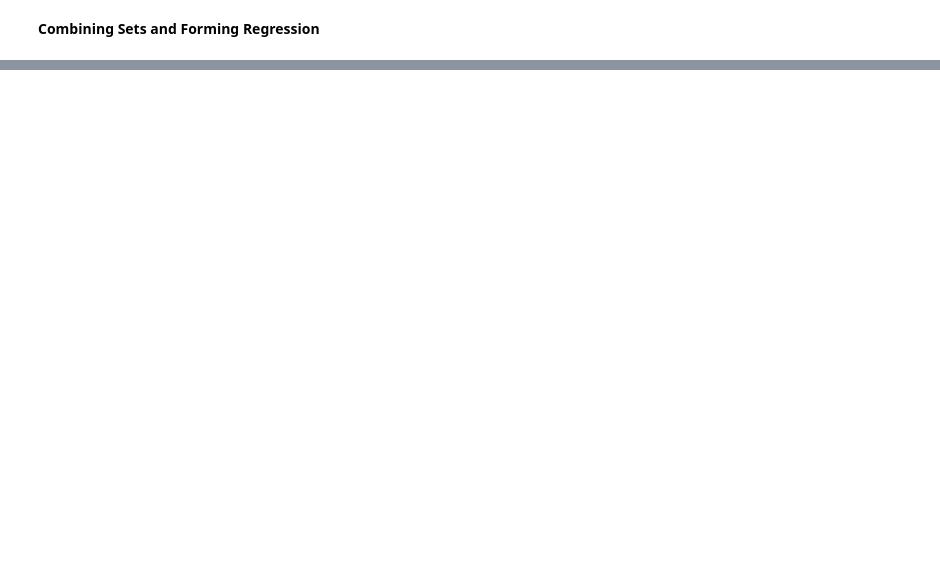
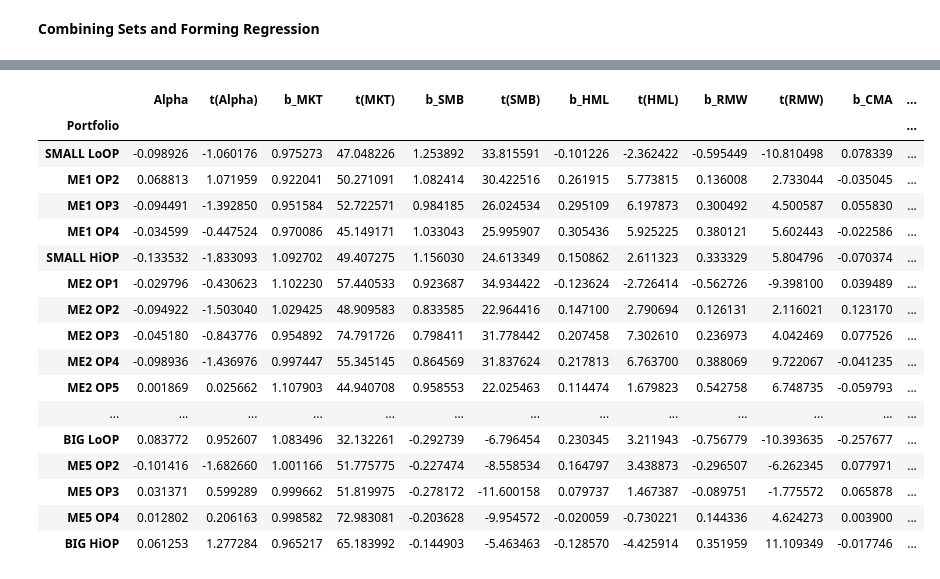
Before and after one commit to ignaciomacan/FFM, a Jupyter notebook: FFM_DRAFT_11.20.ipynb, the cells around one changed output, grey strips where cells are left out. Saved outputs shown, nothing was run; the diff lists cells and outputs as text; code cells hidden in the pictures; blank space fills up the shorter version.

```diff
--- a/FFM_DRAFT_11.20.ipynb
+++ b/FFM_DRAFT_11.20.ipynb
@@ -1601,0 +2205,19 @@ availability in economics
+# %%
+factors = pd.read_csv('data/five_factor_model/factors/5f_data.csv', skiprows=4)
+factors = factors[pd.to_numeric(factors['Unnamed: 0'], errors='coerce').notna()]
+factors = factors.rename(columns={'Unnamed: 0': 'date', 'Mkt-RF': 'MKTRF'})
+factors = factors[['date', 'MKTRF', 'SMB', 'HML', 'RMW', 'CMA', 'RF']]
+factors.iloc[:, 1:] = factors.iloc[:, 1:].apply(pd.to_numeric, errors='coerce')
+
+port25SOP = pd.read_csv('data/five_factor_model/portfolios/25_Portfolios_ME_OP_5x5.csv', skiprows=22)
+port25SOP = port25SOP.rename(columns={'Unnamed: 0': 'date'})
+port25SOP = port25SOP[pd.to_numeric(port25SOP['date'], errors='coerce').notna()]
+port25SOP = port25SOP[:-1]
+port25SOP.iloc[:, 1:] = port25SOP.iloc[:, 1:].apply(pd.to_numeric, errors='coerce')
+factors = factors.drop_duplicates(subset='date')
+port25SOP = port25SOP.drop_duplicates(subset='date')
+
+dataSOP = pd.merge(port25SOP, factors, on='date', how='inner')
+cutoff_row = dataSOP.index[dataSOP['date'] > '201312'][0]
+dataSOP = dataSOP.iloc[:cutoff_row]
+dataSOP
@@ -1601,0 +2238,63 @@ availability in economics
+# %%
+dataSIN.columns = dataSIN.columns.str.strip()
+
+factor_cols = ['MKTRF', 'SMB', 'HML', 'RMW', 'CMA', 'RF']
+
+dataSOP[factor_cols] = dataSOP[factor_cols].apply(pd.to_numeric, errors='coerce')
+
+X = dataSOP[['MKTRF', 'SMB', 'HML', 'RMW', 'CMA']]
+X = sm.add_constant(X)
+
+portfolio_cols = [c for c in dataSOP.columns if c not in factor_cols + ['date']]
+
+results = []
+
+rf = dataSOP['RF']
+
+for port_name in portfolio_cols:
+    y = pd.to_numeric(dataSOP[port_name], errors='coerce') - rf
+
+    reg = sm.OLS(y, X, missing='drop').fit(
+        cov_type='HAC', cov_kwds={'maxlags': 12}
+    )
+
+    results.append({
+        'Portfolio': port_name,
+        'Alpha': reg.params['const'],
+        't(Alpha)': reg.tvalues['const'],
+        'b_MKT': reg.params['MKTRF'],
+        't(MKT)': reg.tvalues['MKTRF'],
+        'b_SMB': reg.params['SMB'],
+        't(SMB)': reg.tvalues['SMB'],
+        'b_HML': reg.params['HML'],
+        't(HML)': reg.tvalues['HML'],
+        'b_RMW': reg.params['RMW'],
+        't(RMW)': reg.tvalues['RMW'],
+        'b_CMA': reg.params['CMA'],
+        't(CMA)': reg.tvalues['CMA'],
+        'R2': reg.rsquared
+    })
+
+resultsSOP = pd.DataFrame(results).set_index('Portfolio')
+resultsSOP.to_csv("resultsSOP.csv", index=False)
+
+resultsSOP
+# %% [output]
+|  | Alpha | t(Alpha) | b_MKT | t(MKT) | b_SMB | t(SMB) | b_HML | t(HML) | b_RMW | t(RMW) | b_CMA | ... |
+| Portfolio |  |  |  |  |  |  |  |  |  |  |  | ... |
+| SMALL LoOP | -0.098926 | -1.060176 | 0.975273 | 47.048226 | 1.253892 | 33.815591 | -0.101226 | -2.362422 | -0.595449 | -10.810498 | 0.078339 | ... |
+| ME1 OP2 | 0.068813 | 1.071959 | 0.922041 | 50.271091 | 1.082414 | 30.422516 | 0.261915 | 5.773815 | 0.136008 | 2.733044 | -0.035045 | ... |
+| ME1 OP3 | -0.094491 | -1.392850 | 0.951584 | 52.722571 | 0.984185 | 26.024534 | 0.295109 | 6.197873 | 0.300492 | 4.500587 | 0.055830 | ... |
+| ME1 OP4 | -0.034599 | -0.447524 | 0.970086 | 45.149171 | 1.033043 | 25.995907 | 0.305436 | 5.925225 | 0.380121 | 5.602443 | -0.022586 | ... |
+| SMALL HiOP | -0.133532 | -1.833093 | 1.092702 | 49.407275 | 1.156030 | 24.613349 | 0.150862 | 2.611323 | 0.333329 | 5.804796 | -0.070374 | ... |
+| ME2 OP1 | -0.029796 | -0.430623 | 1.102230 | 57.440533 | 0.923687 | 34.934422 | -0.123624 | -2.726414 | -0.562726 | -9.398100 | 0.039489 | ... |
+| ME2 OP2 | -0.094922 | -1.503040 | 1.029425 | 48.909583 | 0.833585 | 22.964416 | 0.147100 | 2.790694 | 0.126131 | 2.116021 | 0.123170 | ... |
+| ME2 OP3 | -0.045180 | -0.843776 | 0.954892 | 74.791726 | 0.798411 | 31.778442 | 0.207458 | 7.302610 | 0.236973 | 4.042469 | 0.077526 | ... |
+| ME2 OP4 | -0.098936 | -1.436976 | 0.997447 | 55.345145 | 0.864569 | 31.837624 | 0.217813 | 6.763700 | 0.388069 | 9.722067 | -0.041235 | ... |
+| ME2 OP5 | 0.001869 | 0.025662 | 1.107903 | 44.940708 | 0.958553 | 22.025463 | 0.114474 | 1.679823 | 0.542758 | 6.748735 | -0.059793 | ... |
+| ... | ... | ... | ... | ... | ... | ... | ... | ... | ... | ... | ... | ... |
+| BIG LoOP | 0.083772 | 0.952607 | 1.083496 | 32.132261 | -0.292739 | -6.796454 | 0.230345 | 3.211943 | -0.756779 | -10.393635 | -0.257677 | ... |
+| ME5 OP2 | -0.101416 | -1.682660 | 1.001166 | 51.775775 | -0.227474 | -8.558534 | 0.164797 | 3.438873 | -0.296507 | -6.262345 | 0.077971 | ... |
+| ME5 OP3 | 0.031371 | 0.599289 | 0.999662 | 51.819975 | -0.278172 | -11.600158 | 0.079737 | 1.467387 | -0.089751 | -1.775572 | 0.065878 | ... |
+| ME5 OP4 | 0.012802 | 0.206163 | 0.998582 | 72.983081 | -0.203628 | -9.954572 | -0.020059 | -0.730221 | 0.144336 | 4.624273 | 0.003900 | ... |
+| BIG HiOP | 0.061253 | 1.277284 | 0.965217 | 65.183992 | -0.144903 | -5.463463 | -0.128570 | -4.425914 | 0.351959 | 11.109349 | -0.017746 | ... |
```
Also changed, not shown: parts of 36 cells of this notebook, 2 other files.
